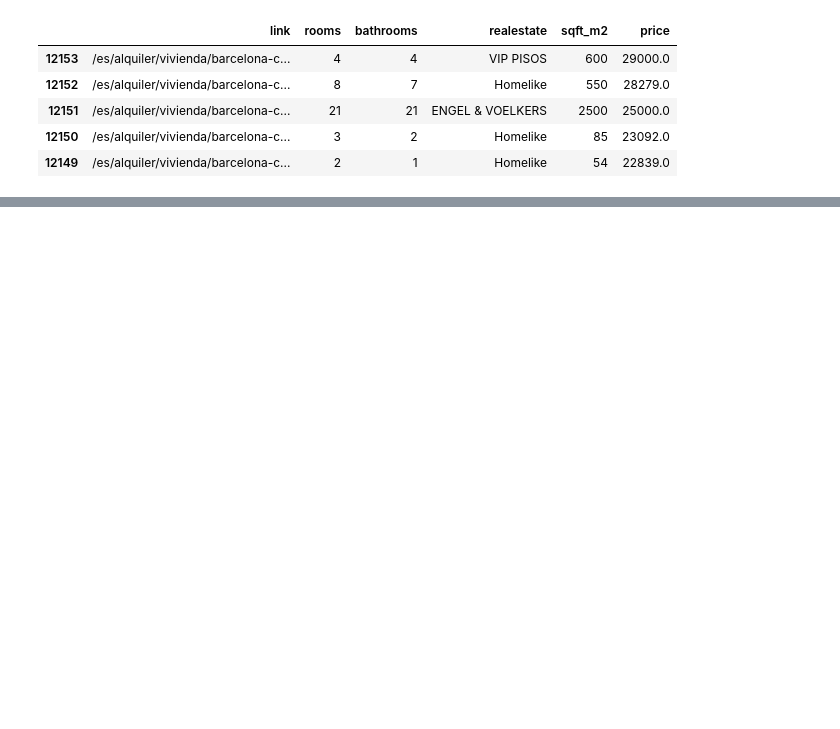
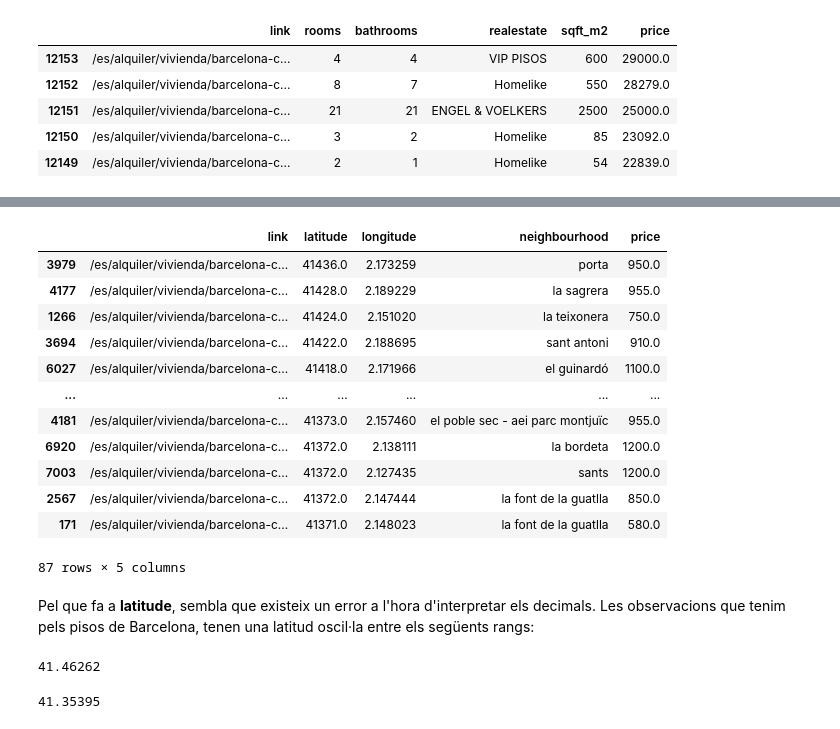
Before and after one commit to xordi/TPCD_Practica2, a Jupyter notebook: src/notebook.ipynb, the cells around one changed output, grey strips where cells are left out. Cells and saved outputs as stored; diff of their text form; code cells hidden in the pictures; blank space fills up the shorter version.

```diff
--- a/src/notebook.ipynb
+++ b/src/notebook.ipynb
@@ -231,0 +235,26 @@ D'altra banda, sí que hem d'examinar la variable latitude i longitude, hi veiem
+# %%
+apartments[(apartments['latitude'] > 90) | (apartments['latitude'] < -90)].sort_values('latitude', ascending=False).head(100)[['link', 'latitude', 'longitude', 'neighbourhood', 'price']]
+# %% [output]
+|  | link | latitude | longitude | neighbourhood | price |
+| 3979 | /es/alquiler/vivienda/barcelona-c... | 41436.0 | 2.173259 | porta | 950.0 |
+| 4177 | /es/alquiler/vivienda/barcelona-c... | 41428.0 | 2.189229 | la sagrera | 955.0 |
+| 1266 | /es/alquiler/vivienda/barcelona-c... | 41424.0 | 2.151020 | la teixonera | 750.0 |
+| 3694 | /es/alquiler/vivienda/barcelona-c... | 41422.0 | 2.188695 | sant antoni | 910.0 |
+| 6027 | /es/alquiler/vivienda/barcelona-c... | 41418.0 | 2.171966 | el guinardó | 1100.0 |
+| ... | ... | ... | ... | ... | ... |
+| 4181 | /es/alquiler/vivienda/barcelona-c... | 41373.0 | 2.157460 | el poble sec - aei parc montjuïc | 955.0 |
+| 6920 | /es/alquiler/vivienda/barcelona-c... | 41372.0 | 2.138111 | la bordeta | 1200.0 |
+| 7003 | /es/alquiler/vivienda/barcelona-c... | 41372.0 | 2.127435 | sants | 1200.0 |
+| 2567 | /es/alquiler/vivienda/barcelona-c... | 41372.0 | 2.147444 | la font de la guatlla | 850.0 |
+| 171 | /es/alquiler/vivienda/barcelona-c... | 41371.0 | 2.148023 | la font de la guatlla | 580.0 |
+87 rows × 5 columns
+# %% [markdown]
+Pel que fa a __latitude__, sembla que existeix un error a l'hora d'interpretar els decimals. Les observacions que tenim pels pisos de Barcelona, tenen una latitud oscil·la entre els següents rangs:
+# %%
+apartments[(apartments['latitude']) < 90]['latitude'].max()
+# %% [output]
+41.46262
+# %%
+apartments[(apartments['latitude']) < 90]['latitude'].min()
+# %% [output]
+41.35395
```
Also changed, not shown: parts of 18 cells of this notebook.
